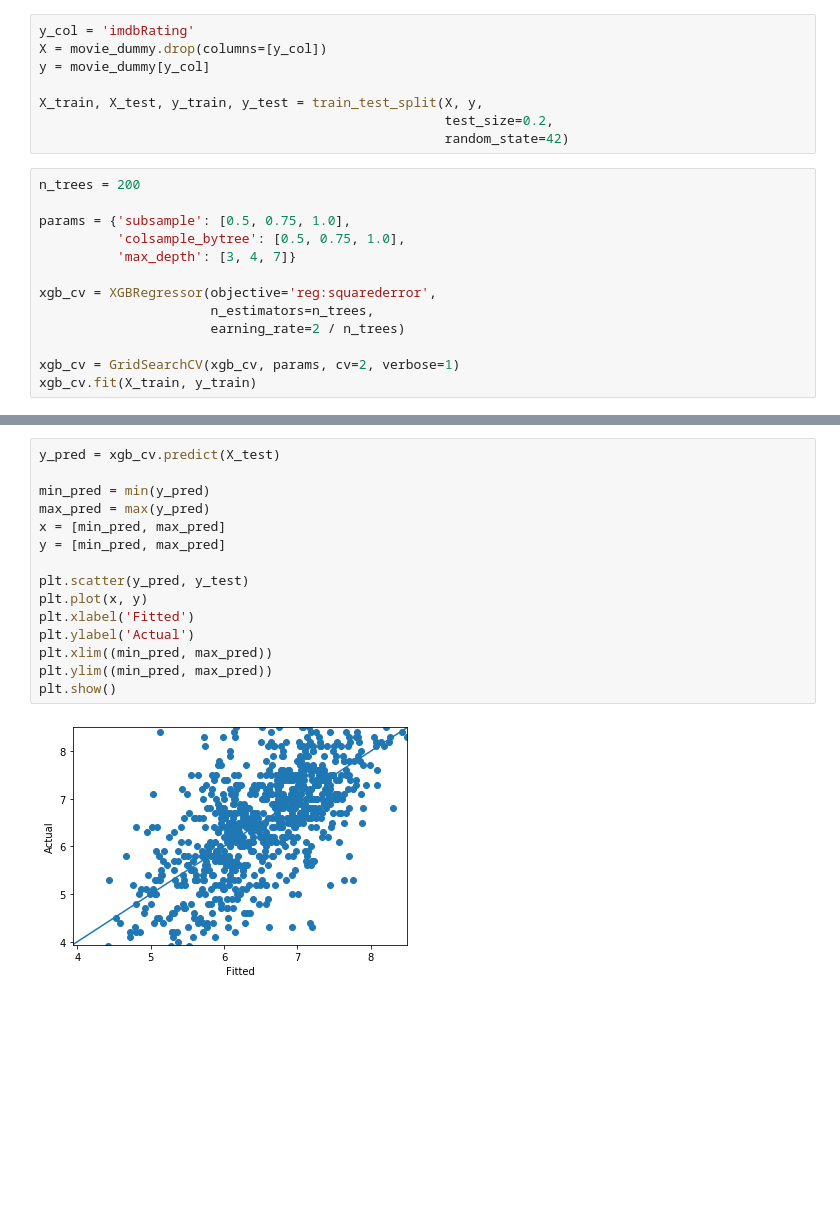
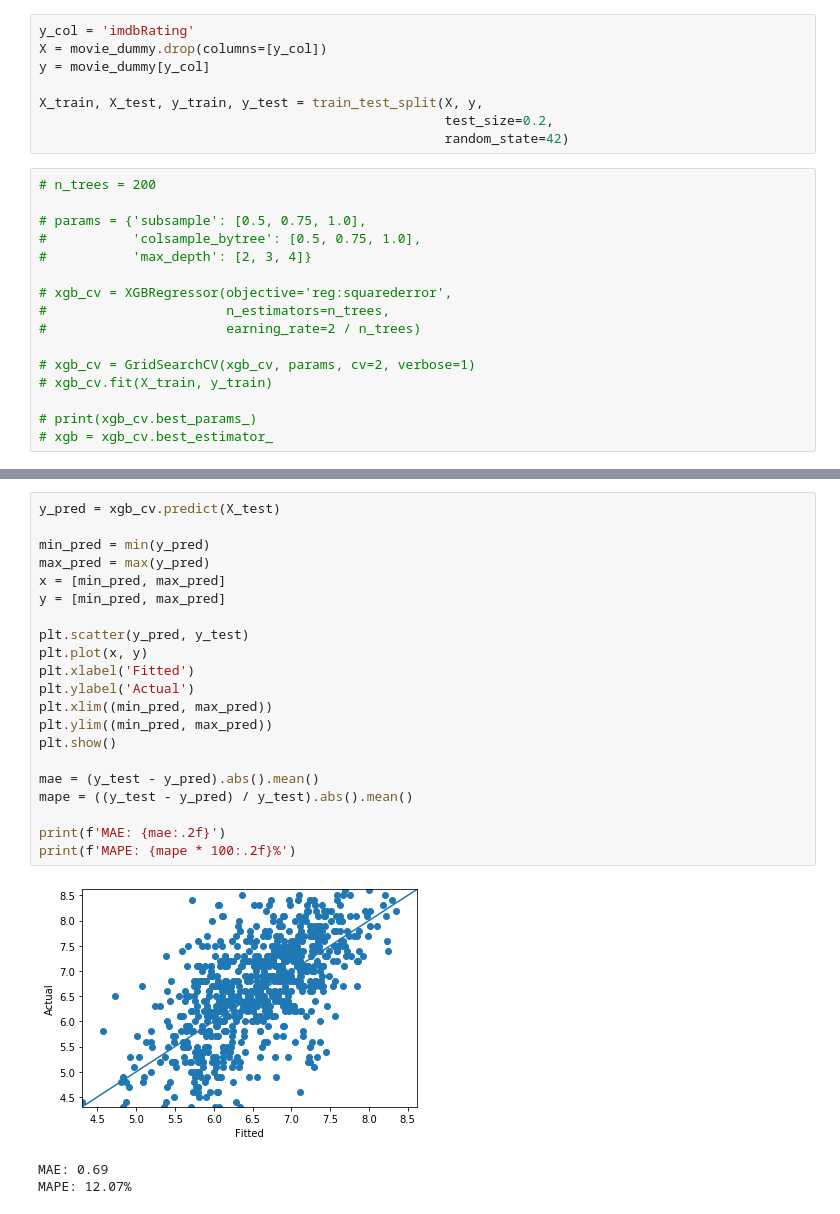
Before and after one commit to AdamSpannbauer/flixable_ml_dsi, a Jupyter notebook: eda.ipynb, the cells around one changed output, grey strips where cells are left out. Saved outputs shown, nothing was run; the diff lists cells and outputs as text; blank space fills up the shorter version.

Commit message:
add mae/mape metrics

```diff
--- a/eda.ipynb
+++ b/eda.ipynb
@@ -189,18 +176,21 @@ X_train, X_test, y_train, y_test = train_test_split(X, y,
                                                     test_size=0.2,
                                                     random_state=42)
 # %%
-n_trees = 200
+# n_trees = 200
 
-params = {'subsample': [0.5, 0.75, 1.0],
-          'colsample_bytree': [0.5, 0.75, 1.0],
-          'max_depth': [3, 4, 7]}
+# params = {'subsample': [0.5, 0.75, 1.0],
+#           'colsample_bytree': [0.5, 0.75, 1.0],
+#           'max_depth': [2, 3, 4]}
 
-xgb_cv = XGBRegressor(objective='reg:squarederror',
-                      n_estimators=n_trees,
-                      earning_rate=2 / n_trees)
+# xgb_cv = XGBRegressor(objective='reg:squarederror',
+#                       n_estimators=n_trees,
+#                       earning_rate=2 / n_trees)
 
-xgb_cv = GridSearchCV(xgb_cv, params, cv=2, verbose=1)
-xgb_cv.fit(X_train, y_train)
+# xgb_cv = GridSearchCV(xgb_cv, params, cv=2, verbose=1)
+# xgb_cv.fit(X_train, y_train)
+
+# print(xgb_cv.best_params_)
+# xgb = xgb_cv.best_estimator_
 # %% [output]
 Fitting 2 folds for each of 27 candidates, totalling 54 fits
 [Parallel(n_jobs=1)]: Using backend SequentialBackend with 1 concurrent workers.
@@ -235,17 +244,25 @@ Test score: 0.41
 # %%
 y_pred = xgb_cv.predict(X_test)
 
 min_pred = min(y_pred)
 max_pred = max(y_pred)
 x = [min_pred, max_pred]
 y = [min_pred, max_pred]
 
 plt.scatter(y_pred, y_test)
 plt.plot(x, y)
 plt.xlabel('Fitted')
 plt.ylabel('Actual')
 plt.xlim((min_pred, max_pred))
 plt.ylim((min_pred, max_pred))
 plt.show()
+
+mae = (y_test - y_pred).abs().mean()
+mape = ((y_test - y_pred) / y_test).abs().mean()
+
+print(f'MAE: {mae:.2f}')
+print(f'MAPE: {mape * 100:.2f}%')
 # %% [output]
-[figure, old version]
+[figure, new version]
+MAE: 0.69
+MAPE: 12.07%
```
Also changed, not shown: parts of 8 cells of this notebook.
